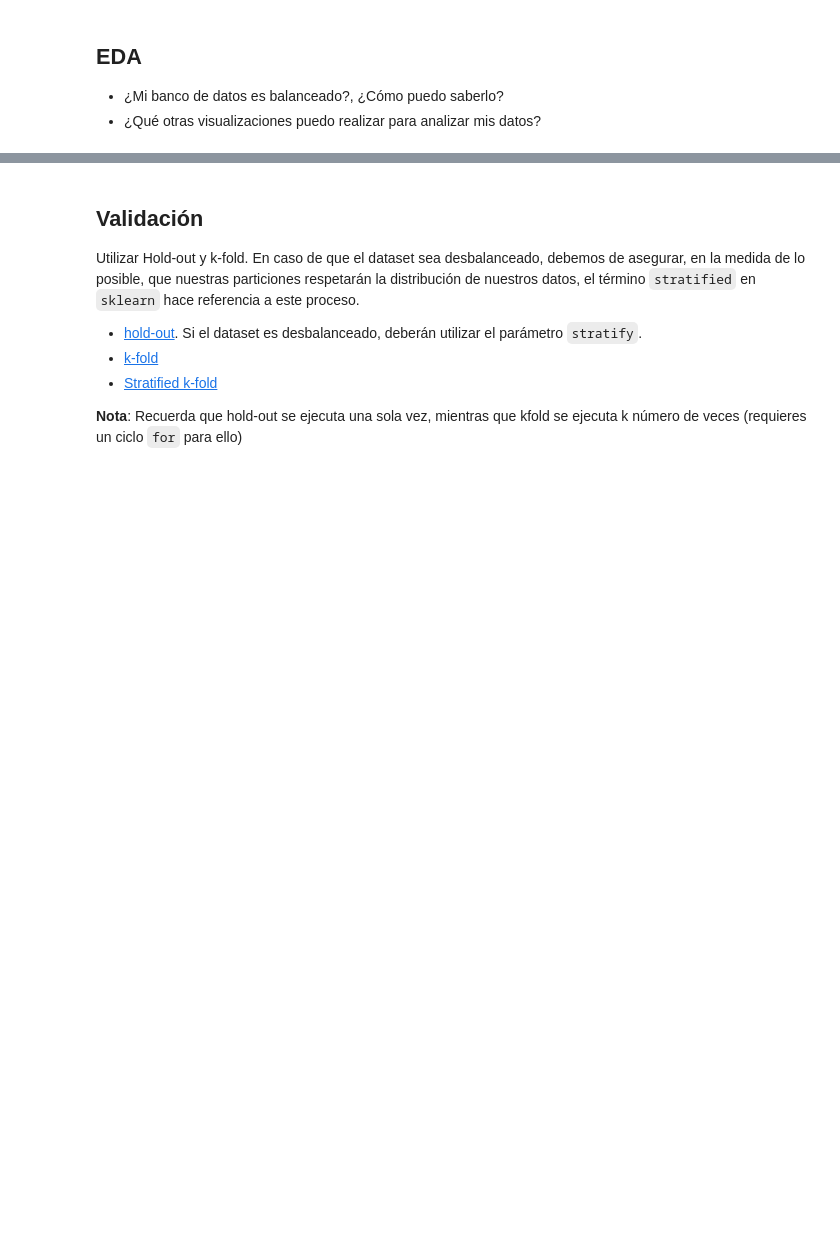
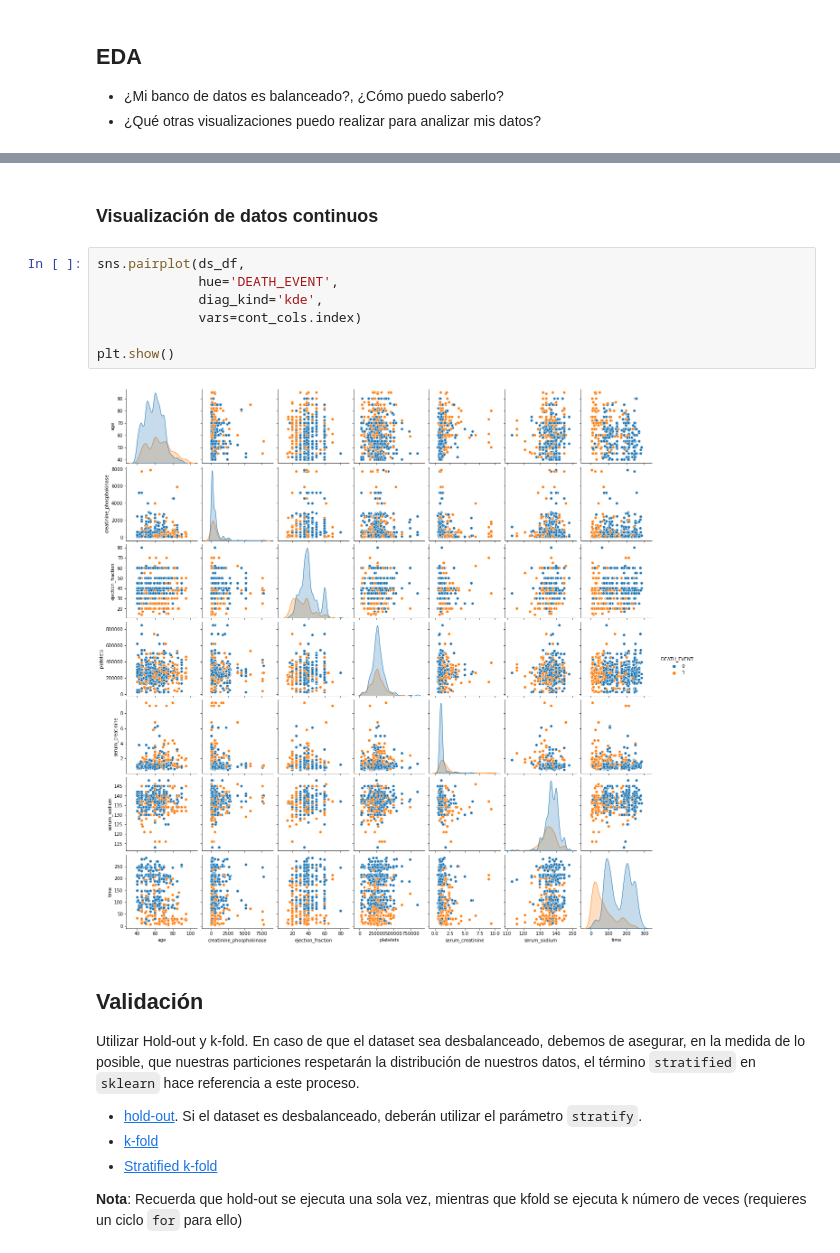
Before and after one commit to Monolite/ml-course, a Jupyter notebook: lesson-3/ml_clasificacion_proyecto.ipynb, the cells around one changed output, grey strips where cells are left out. Drawn from its saved outputs; the diff is of its cells as text; blank space fills up the shorter version.

```diff
--- a/lesson-3/ml_clasificacion_proyecto.ipynb
+++ b/lesson-3/ml_clasificacion_proyecto.ipynb
@@ -110,3 +135,14 @@ plt.show()
+# %% [markdown]
+### Visualización de datos continuos
+# %%
+sns.pairplot(ds_df,
+             hue='DEATH_EVENT',
+             diag_kind='kde',
+             vars=cont_cols.index)
+
+plt.show()
+# %% [output]
+[figure, added]
 # %% [markdown]
 ## Validación
 Utilizar Hold-out y k-fold. En caso de que el dataset sea desbalanceado, debemos
```
Also changed, not shown: parts of 6 cells of this notebook.
